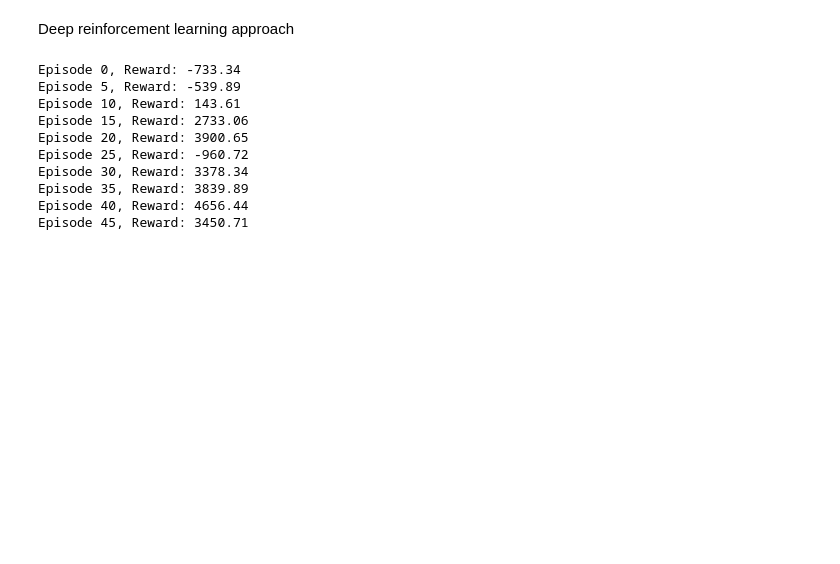
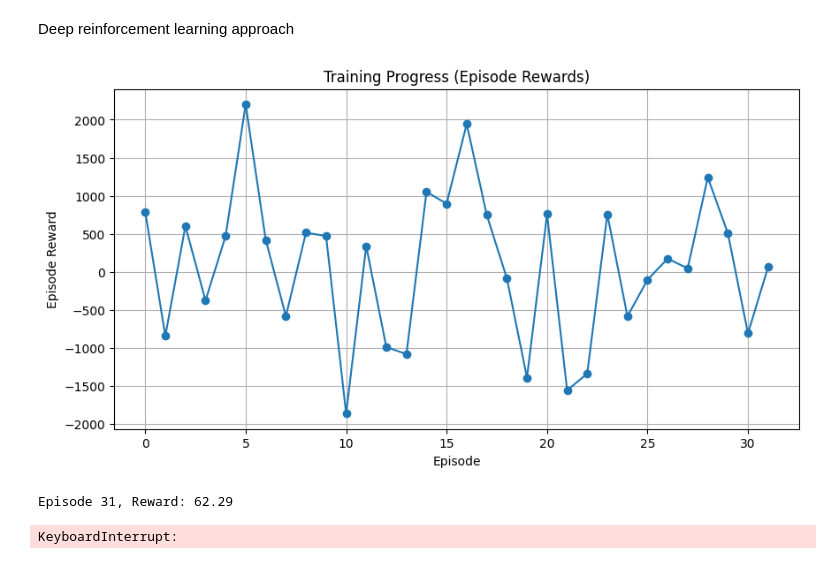
Before and after one commit to Mikolaj-MLP/Stock-trading-Reinforcement-Learning, a Jupyter notebook: simulation_notebook.ipynb, the cells around one changed output. Drawn from its saved outputs; the diff is of its cells as text; code cells hidden in the pictures; blank space fills up the shorter version.

Commit message:
RL Agent test

```diff
--- a/simulation_notebook.ipynb
+++ b/simulation_notebook.ipynb
@@ -211,25 +211,20 @@ while not done:
 # %% [markdown]
 Deep reinforcement learning approach
 # %%
-state_dim = env.observation_space.shape[0]
-action_dim = env.action_space.n
+from Reinforcement_learning.DRL_agent import DRLAgent, train_dqn
 
-# Instantiate the agent.
-agent = DRLAgent(state_dim, action_dim, device='cpu')  # or 'cuda' if available
+state_dim = env.observation_space.shape[0]  # e.g., 5
+action_dim = env.action_space.n             # e.g., 3
 
-# Train the agent.
-agent = train_dqn(agent, env, num_episodes=100, target_update=5)
+agent = DRLAgent(state_dim, action_dim, device='cpu')
+agent, episode_rewards = train_dqn(
+    agent, env, num_episodes=50, target_update=5, render_training=True,
+    position_sizing_fn=scale_in_position_sizing
+)
 # %% [output]
+[figure, added]
-Episode 0, Reward: -733.34
-Episode 5, Reward: -539.89
-Episode 10, Reward: 143.61
-Episode 15, Reward: 2733.06
-Episode 20, Reward: 3900.65
-Episode 25, Reward: -960.72
-Episode 30, Reward: 3378.34
-Episode 35, Reward: 3839.89
-Episode 40, Reward: 4656.44
-Episode 45, Reward: 3450.71
+Episode 31, Reward: 62.29
+KeyboardInterrupt:
 # %%
 obs = env.reset()
 done = False
```
Also changed, not shown: parts of 5 cells of this notebook.
